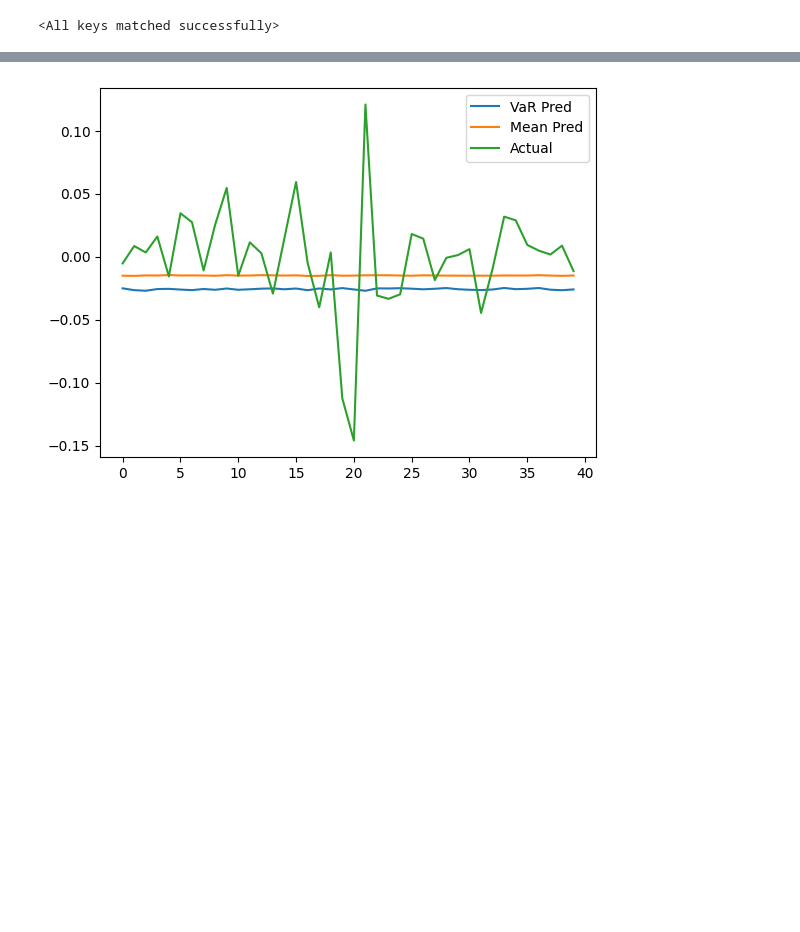
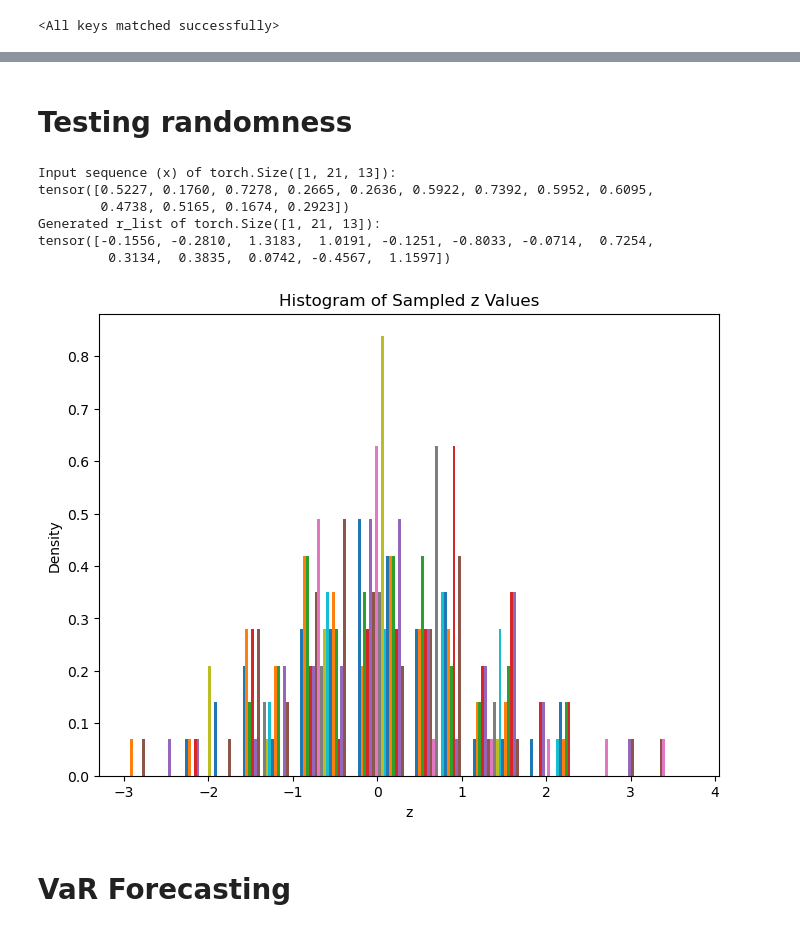
Before and after one commit to lqwic/deep_var, a Jupyter notebook: TempVAE_replication.ipynb, the cells around one changed output, grey strips where cells are left out. Saved outputs shown, nothing was run; the diff lists cells and outputs as text; code cells hidden in the pictures; blank space fills up the shorter version.

Commit message:
Last version of TempVAE replication added

```diff
--- a/TempVAE_replication.ipynb
+++ b/TempVAE_replication.ipynb
@@ -49,0 +257,9 @@ test_data = data.iloc[split_index - window_size:]
+# %%
+device = torch.device('cuda' if torch.cuda.is_available() else 'cpu')
+model = TempVAE(13, 16, 10).to(device)
+
+h_z = torch.zeros(1, 256, 16).to(device)
+h_r = torch.zeros(1, 256, 16).to(device)
+z_prev = torch.zeros(256, 21, 10).to(device)
+r_prev = torch.zeros(256, 21, 13).to(device)
+print(model(r_prev))
@@ -230,5 +828,5 @@ KeyboardInterrupt:
 # %%
-model = TempVAE(input_size, hidden_size, latent_size).to(device)
-model.load_state_dict(torch.load('saved_models/tempvae_epoch_20.pth'))
+model = TempVAE(input_dim, latent_dim, hidden_dim).to(device)
+model.load_state_dict(torch.load('model_checkpoints/model_epoch_100.pth'))
 # %% [output]
 <All keys matched successfully>
@@ -289,8 +833,38 @@ KeyboardInterrupt:
-# %%
-plt.plot(vars, label='VaR Pred')
-plt.plot(preds, label='Mean Pred')
-plt.plot(np.dot(test_data[window_size: len(vars) + window_size].values, normalized_weights), label='Actual')
-plt.legend()
-plt.show()
-# %% [output]
-[figure, removed]
+# %% [markdown]
+# Testing randomness
+# %%
+x = torch.rand(1, 21, 13).to(device)
+
+with torch.no_grad():
+    model.eval()
+    z_list, r_list, mu_z_list, log_sigma_z_list = model(x)
+
+print(f"Input sequence (x) of {x.shape}:")
+print(x[0][0])
+print(f"Generated r_list of {r_list.shape}:")
+print(r_list[0][0])
+# %% [output]
+Input sequence (x) of torch.Size([1, 21, 13]):
+tensor([0.5227, 0.1760, 0.7278, 0.2665, 0.2636, 0.5922, 0.7392, 0.5952, 0.6095,
+        0.4738, 0.5165, 0.1674, 0.2923])
+Generated r_list of torch.Size([1, 21, 13]):
+tensor([-0.1556, -0.2810,  1.3183,  1.0191, -0.1251, -0.8033, -0.0714,  0.7254,
+         0.3134,  0.3835,  0.0742, -0.4567,  1.1597])
+# %%
+z_samples = torch.zeros_like(mu_z_list)
+for t in range(mu_z_list.size(1)):
+    z_samples[:, t, :] = model.encoder.reparametrization_trick(mu_z_list[:, t, :], log_sigma_z_list[:, t, :])
+
+z_samples = z_samples.view(-1, model.latent_size).cpu().numpy()
+
+import matplotlib.pyplot as plt
+plt.figure(figsize=(8, 6))
+plt.hist(z_samples, density=True)
+plt.xlabel('z')
+plt.ylabel('Density')
+plt.title('Histogram of Sampled z Values')
+plt.show()
+# %% [output]
+[figure, added]
+# %% [markdown]
+# VaR Forecasting
```
Also changed, not shown: parts of 35 cells of this notebook.
